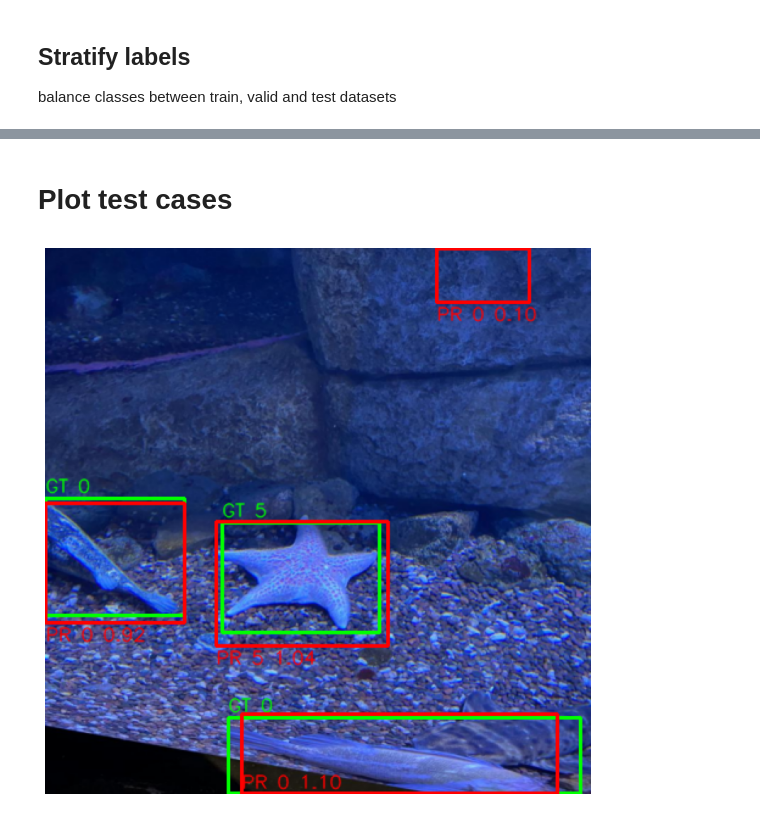
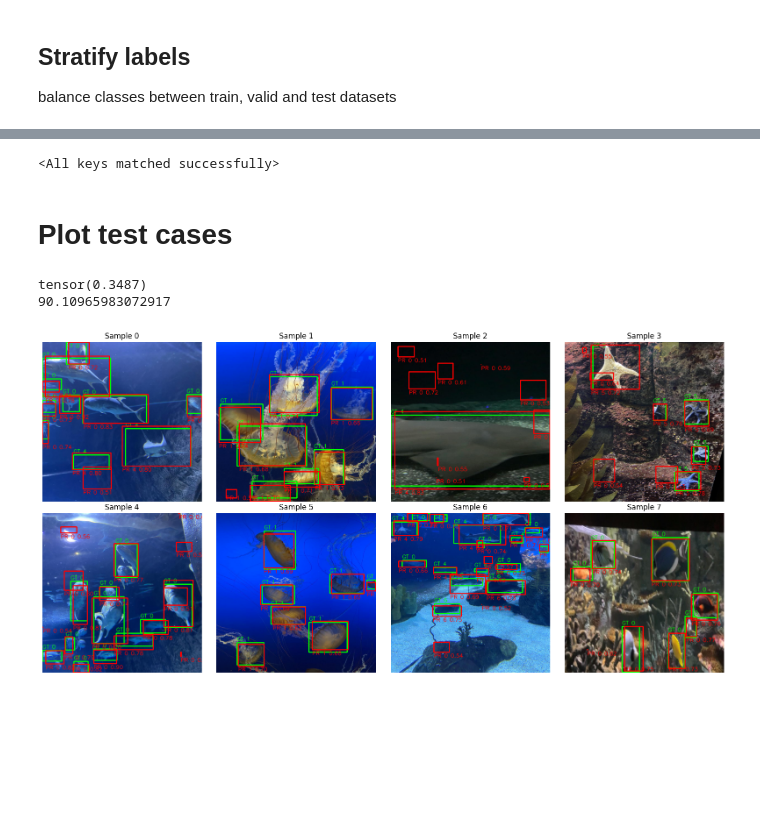
Before and after one commit to Antonio4BM/object-detection, a Jupyter notebook: underwater_object_detection.ipynb, the cells around one changed output, grey strips where cells are left out. Drawn from its saved outputs; the diff is of its cells as text; code cells hidden in the pictures; blank space fills up the shorter version.

Commit message:
refactor: plot images predictions

```diff
--- a/underwater_object_detection.ipynb
+++ b/underwater_object_detection.ipynb
@@ -448,2 +250,7 @@ epoch 12
+# %%
+checkpoint = torch.load("YoloV1_best_model.pth", map_location=device)
+model.load_state_dict(checkpoint["model_state"])
+# %% [output]
+<All keys matched successfully>
 # %% [markdown]
 # Plot test cases
@@ -453,9 +257,3 @@ import cv2
-# %%
-def unnormalize_image(img):
-    mean = torch.tensor([0.485, 0.456, 0.406]).view(3, 1, 1)
-    std = torch.tensor([0.229, 0.224, 0.225]).view(3, 1, 1)
-    img = img.cpu() * std + mean
-    return img.clamp(0, 1)
 # %%
 def midpoint_to_corners(box, img_w, img_h):
     """
@@ -556,11 +354,14 @@ model.eval()
 all_images = []
 all_pred_boxes = []
 all_true_boxes = []
+mean_test_loss = []
 
 with torch.no_grad():
-    for batch_index, (x, y) in enumerate(valid_loader):
+    for batch_index, (x, y) in enumerate(test_loader):
         x, y = x.to(device), y.to(device)
         preds = model(x)
+        loss = yolo_loss(preds, y)
+        mean_test_loss.append(loss.item())
 
         pred_boxes = cellboxes_to_boxes(
             preds, S=7, C=7, B=2, is_predictions=True
@@ -574,7 +375,7 @@ with torch.no_grad():
             nms_boxes = non_max_suppression(
                 pred_boxes[i],
                 iou_threshold=0.5,
-                prob_threshold=0.1,
+                prob_threshold=0.5,
                 box_format="midpoint"
             )
 
@@ -583,16 +384,47 @@ with torch.no_grad():
             all_images.append(img)
             all_pred_boxes.append(nms_boxes)
             all_true_boxes.append([box for box in true_boxes[i] if box[1] > 0])
+
+
+test_preds_boxes, test_target_boxes = get_bboxes(
+    test_loader,
+    model,
+    iou_threshold=0.5,
+    threshold=0.1,
+    S=7,
+    C=7,
+    B=2
+)
+test_map = mean_average_precision(
+    test_preds_boxes,
+    test_target_boxes,
+    iou_threshold=0.5,
+    box_format="midpoint"
+)
+print(test_map.item())
+print(sum(mean_test_loss) / len(mean_test_loss))
+# %% [output]
+tensor(0.3487)
+90.10965983072917
 # %%
-img_bgr = draw_boxes_cv2(
-    all_images[3],
-    gt_boxes=all_true_boxes[3],
-    pred_boxes=all_pred_boxes[3]
-)
+image_sample = []
+for i in range(16,24,1):
+    img_bgr = draw_boxes_cv2(
+        all_images[i],
+        gt_boxes=all_true_boxes[i],
+        pred_boxes=all_pred_boxes[i]
+    )
+    image_sample.append(img_bgr)
 # %%
-plt.figure(figsize=(10, 10))
-plt.imshow(cv2.cvtColor(img_bgr, cv2.COLOR_BGR2RGB))
-plt.axis("off")
+fig, axes = plt.subplots(2, 4, figsize=(16, 8))
+axes = axes.flatten()
+for i, img_bgr in enumerate(image_sample):
+    img_rgb = cv2.cvtColor(img_bgr, cv2.COLOR_BGR2RGB)
+    axes[i].imshow(img_rgb)
+    axes[i].set_title(f"Sample {i}")
+    axes[i].axis("off")
+
+plt.tight_layout()
 plt.show()
 # %% [output]
-[figure, old version]
+[figure, new version]
```
Also changed, not shown: parts of 8 cells of this notebook.
